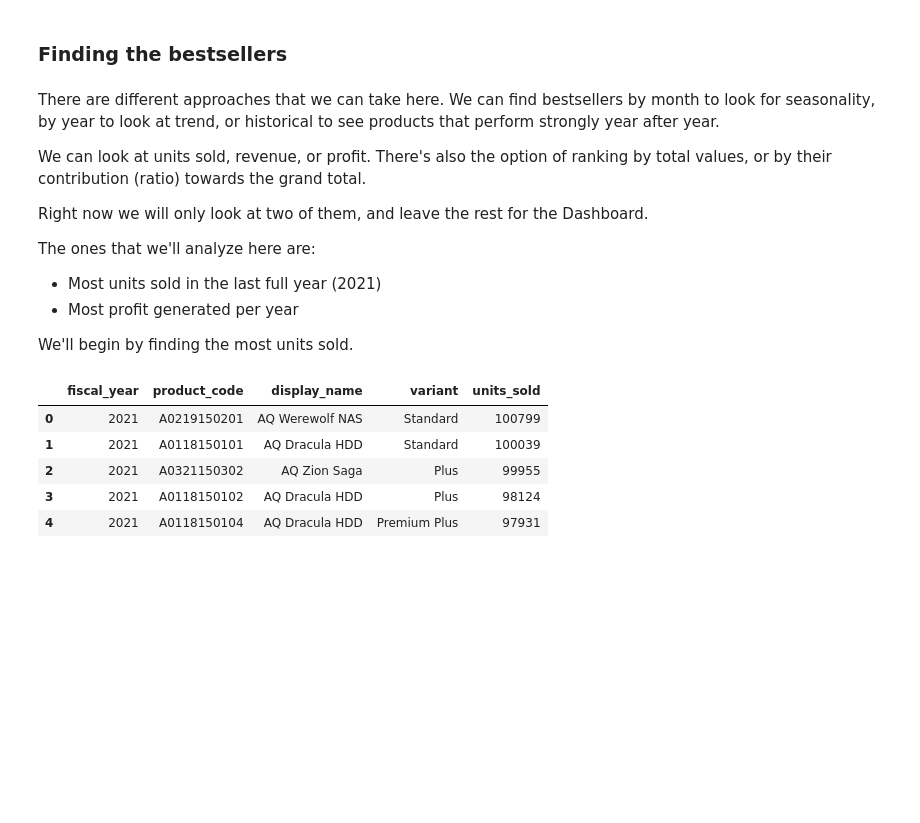
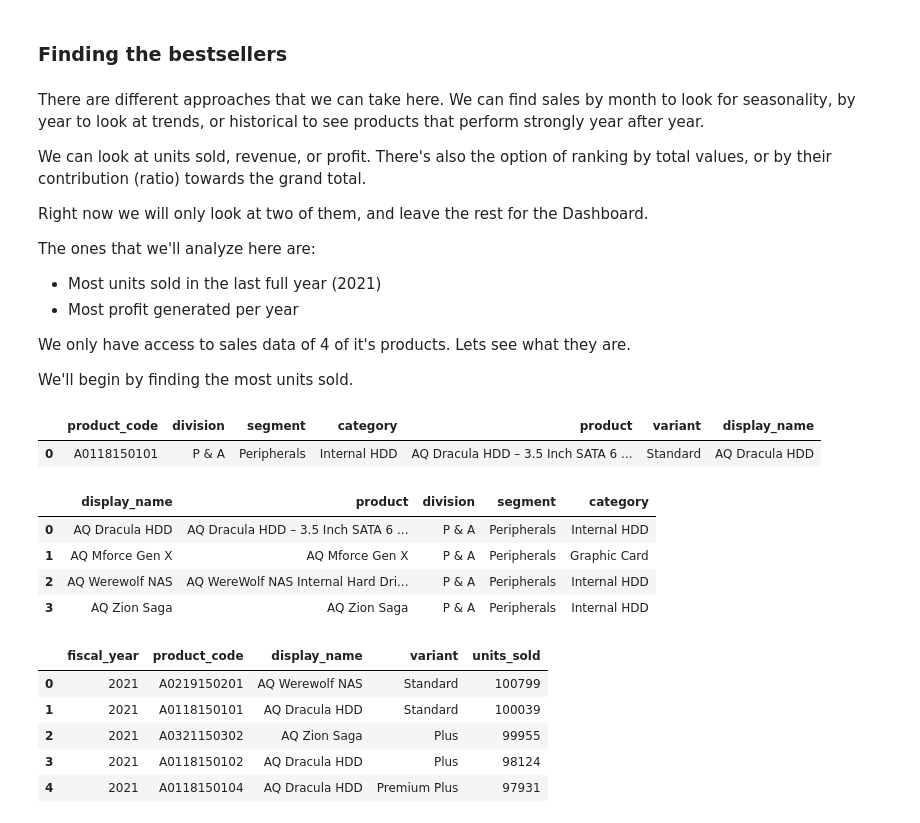
Before and after one commit to Silverscale/AtliQ_Products_Analysis, a Jupyter notebook: atliq_product_analysis.ipynb, the cells around one changed output. Saved outputs shown, nothing was run; the diff lists cells and outputs as text; code cells hidden in the pictures; blank space fills up the shorter version.

```diff
--- a/atliq_product_analysis.ipynb
+++ b/atliq_product_analysis.ipynb
@@ -857,7 +854,7 @@ The data is ready for analysis.
 # %% [markdown]
 ### Finding the bestsellers
 # %% [markdown]
-There are different approaches that we can take here. We can find bestsellers by month to look for seasonality, by year to look at trend, or historical to see products that perform strongly year after year.
+There are different approaches that we can take here. We can find sales by month to look for seasonality, by year to look at trends, or historical to see products that perform strongly year after year.
 
 We can look at units sold, revenue, or profit. There's also the option of ranking by total values, or by their contribution (ratio) towards the grand total.
 
@@ -867,7 +864,30 @@ The ones that we'll analyze here are:
 - Most units sold in the last full year (2021)
 - Most profit generated per year
 
+We only have access to sales data of 4 of it's products. Lets see what they are.
+
 We'll begin by finding the most units sold.
+# %%
+
+pd.read_sql('SELECT * from dim_product LIMIT 1', con)
+# %% [output]
+|  | product_code | division | segment | category | product | variant | display_name |
+| 0 | A0118150101 | P & A | Peripherals | Internal HDD | AQ Dracula HDD – 3.5 Inch SATA 6 ... | Standard | AQ Dracula HDD |
+# %%
+query="""
+SELECT display_name, product, division, segment, category
+FROM dim_product
+    JOIN fact_sales_monthly USING(product_code)
+GROUP BY product
+"""
+
+pd.read_sql(query, con)
+# %% [output]
+|  | display_name | product | division | segment | category |
+| 0 | AQ Dracula HDD | AQ Dracula HDD – 3.5 Inch SATA 6 ... | P & A | Peripherals | Internal HDD |
+| 1 | AQ Mforce Gen X | AQ Mforce Gen X | P & A | Peripherals | Graphic Card |
+| 2 | AQ Werewolf NAS | AQ WereWolf NAS Internal Hard Dri... | P & A | Peripherals | Internal HDD |
+| 3 | AQ Zion Saga | AQ Zion Saga | P & A | Peripherals | Internal HDD |
 # %%
 query = """
 SELECT fiscal_year, dim_product.product_code, display_name, variant, SUM(sold_quantity) AS units_sold
```
Also changed, not shown: parts of 8 cells of this notebook.
